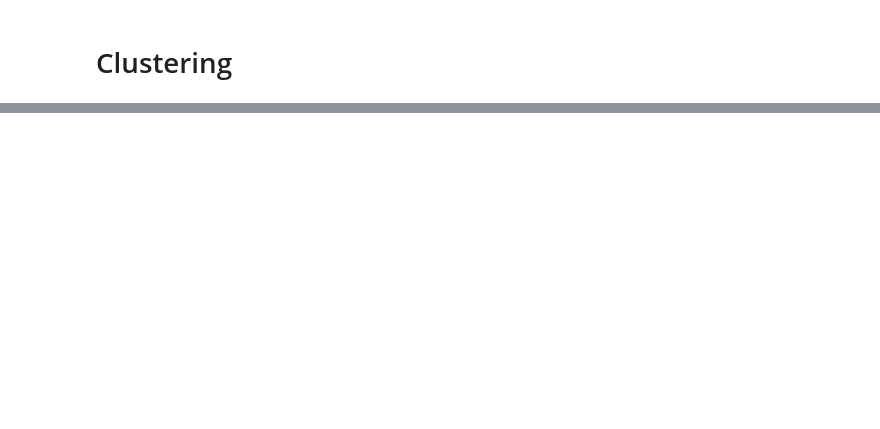
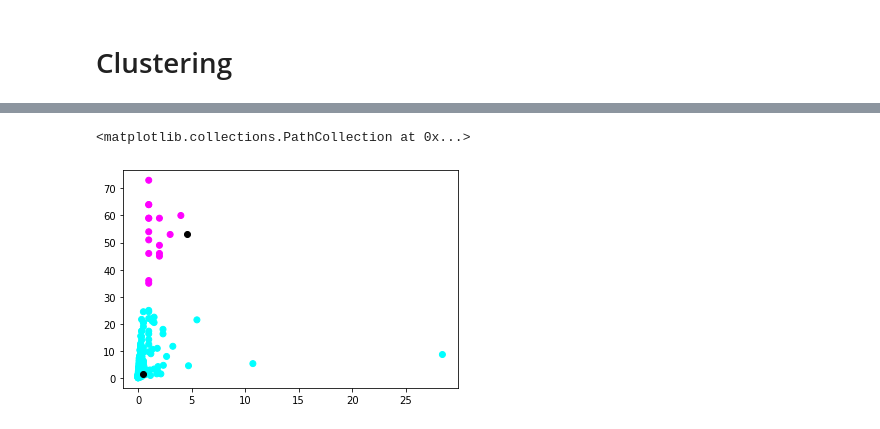
Before and after one commit to muzgash/masters, a Jupyter notebook: notebooks/Multivariate statistics.ipynb, the cells around one changed output, grey strips where cells are left out. Saved outputs shown, nothing was run; the diff lists cells and outputs as text; code cells hidden in the pictures; blank space fills up the shorter version.

```diff
--- a/notebooks/Multivariate statistics.ipynb
+++ b/notebooks/Multivariate statistics.ipynb
@@ -376,0 +471,6 @@ model.alpha
+# %%
+plt.scatter(data["press/products"],data["age/products"], c = kprediction, cmap = 'cool')
+plt.scatter(centroids[0,[1,2]],centroids[1,[1,2]],c="black")
+# %% [output]
+<matplotlib.collections.PathCollection at 0x...>
+[figure, added]
```
Also changed, not shown: parts of 29 cells of this notebook.
